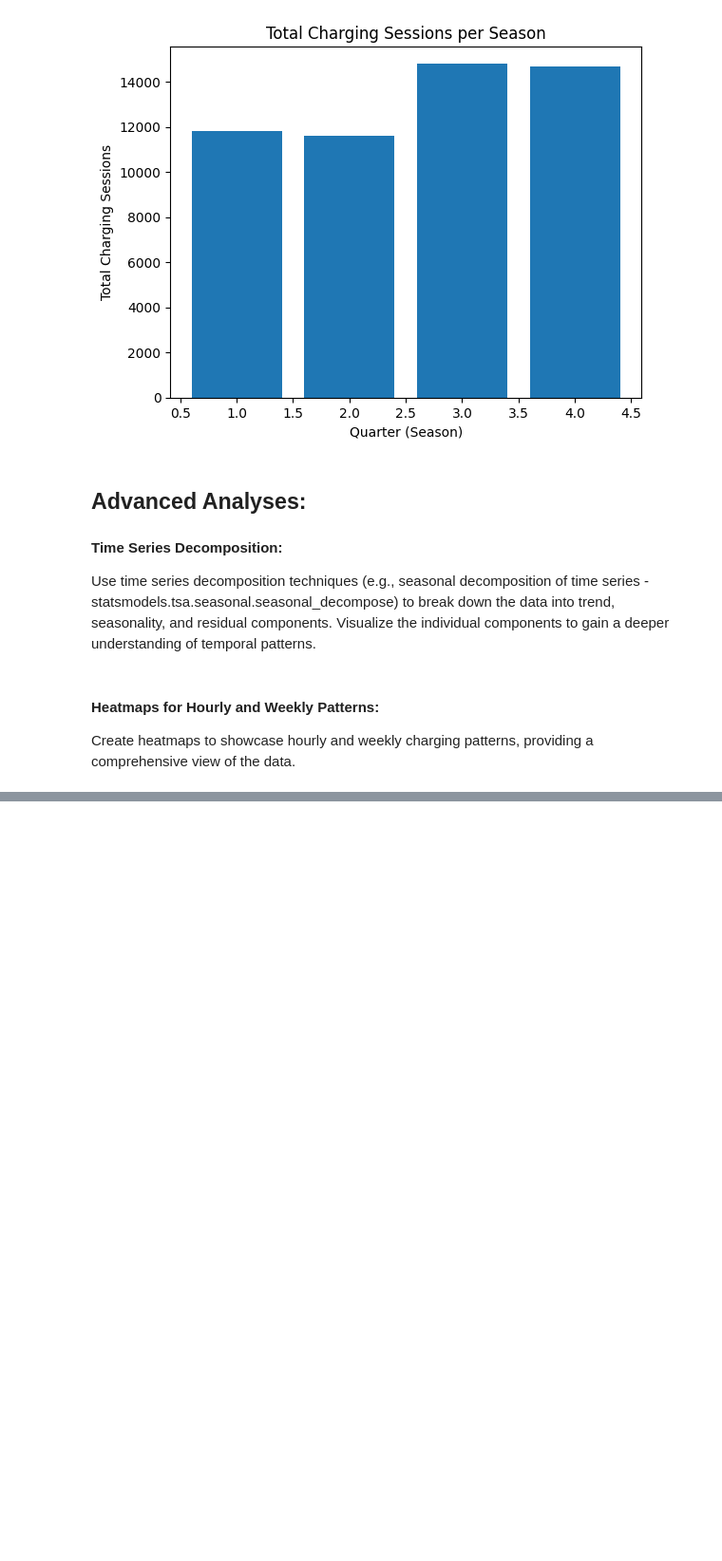
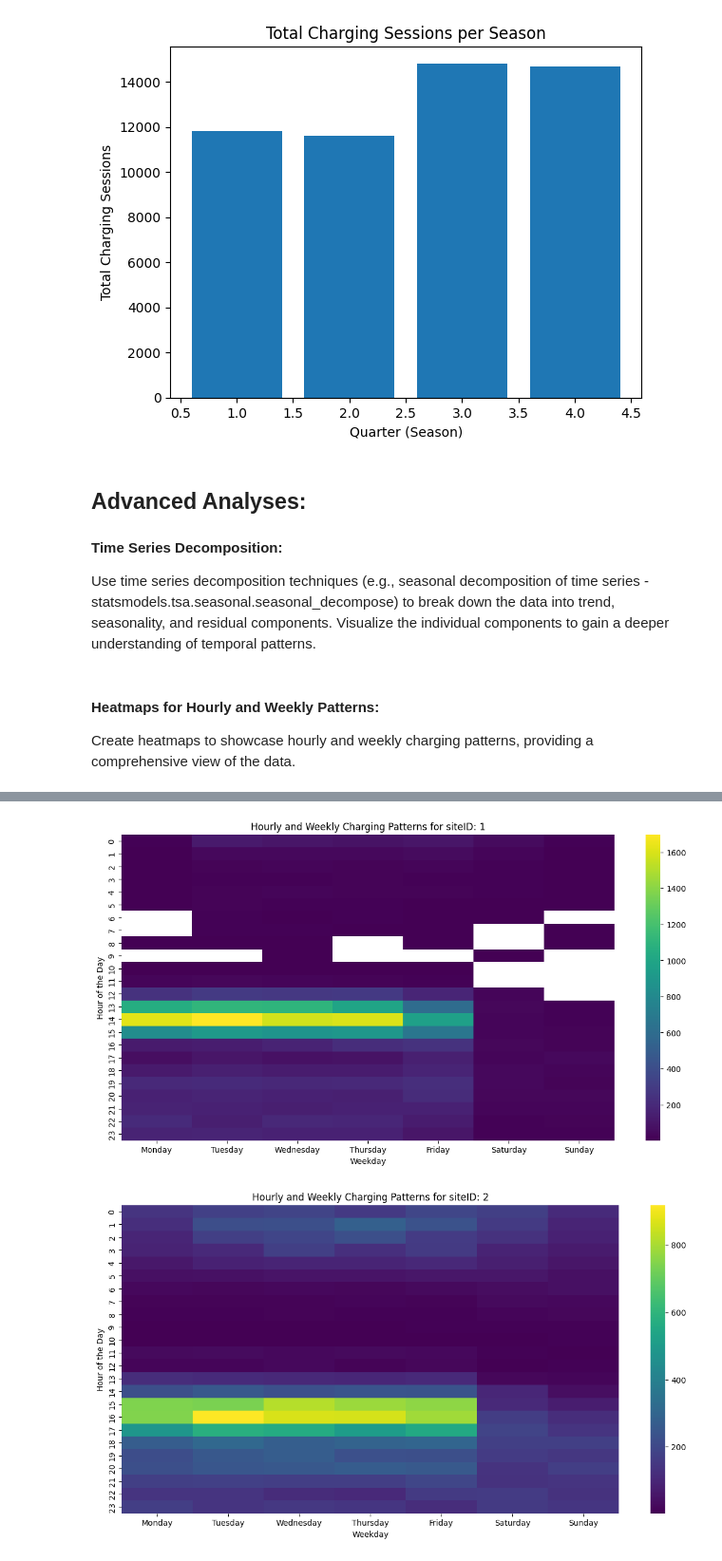
Before and after one commit to S0PEX/AA_Team_9_WS23, a Jupyter notebook: temporal_patterns_seasonality.ipynb, the cells around one changed output, grey strips where cells are left out. Shown at 95% size. Cells and saved outputs as stored; diff of their text form; code cells hidden in the pictures; blank space fills up the shorter version.

```diff
--- a/temporal_patterns_seasonality.ipynb
+++ b/temporal_patterns_seasonality.ipynb
@@ -140,0 +140,31 @@ plt.show()
+# %%
+import pandas as pd
+import matplotlib.pyplot as plt
+import seaborn as sns
+
+# Assuming df_exploration is your DataFrame with a datetime index
+# If not, you may need to convert your index to datetime first
+df_exploration.index = pd.to_datetime(df_exploration.index)
+
+# Group by siteID
+grouped_by_site = df_exploration.groupby('siteID')
+
+# Iterate over each siteID
+for siteID, group_data in grouped_by_site:
+    # Group by hour and weekday
+    hourly_weekly_counts = group_data.groupby([group_data.index.hour, group_data.index.day_name()]).size().unstack()
+
+    # Order the columns by weekday starting from Monday
+    weekday_order = ['Monday', 'Tuesday', 'Wednesday', 'Thursday', 'Friday', 'Saturday', 'Sunday']
+    hourly_weekly_counts = hourly_weekly_counts[weekday_order]
+
+    # Plot the heatmap
+    plt.figure(figsize=(14, 7))
+    sns.heatmap(hourly_weekly_counts, cmap='viridis')
+    plt.title(f'Hourly and Weekly Charging Patterns for siteID: {siteID}')
+    plt.xlabel('Weekday')
+    plt.ylabel('Hour of the Day')
+    plt.show()
+# %% [output]
+[figure, added]
+[figure, added]
```
Also changed, not shown: parts of 2 cells of this notebook.
